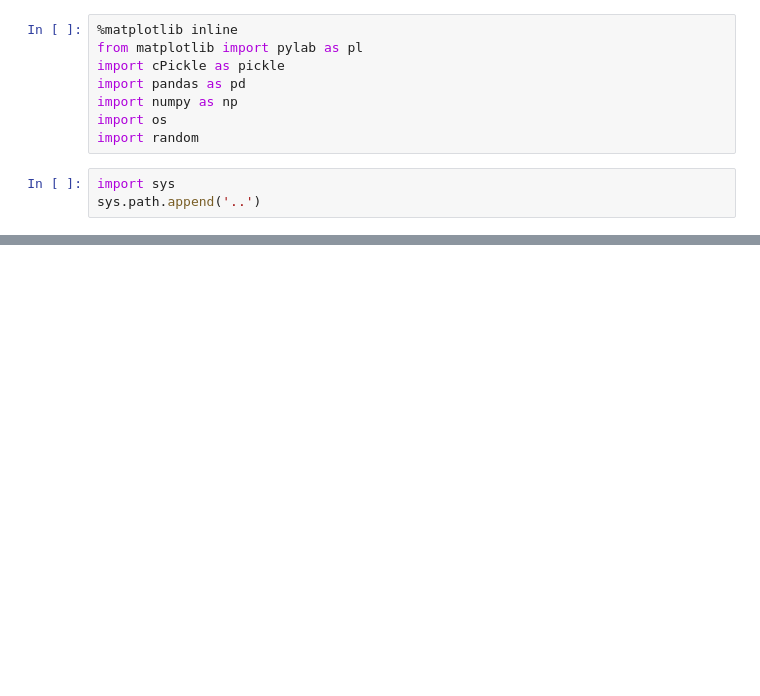
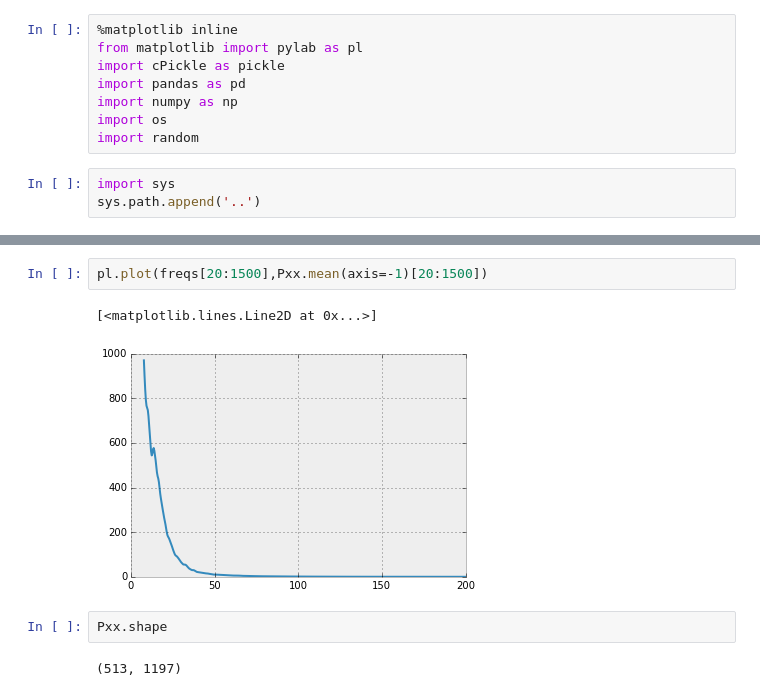
Before and after one commit to nttrungmt/seizure-prediction, a Jupyter notebook: notebooks/140919-signal-spectorgram.ipynb, the cells around one changed output, grey strips where cells are left out. Cells and saved outputs as stored; diff of their text form; blank space fills up the shorter version.

```diff
--- a/notebooks/140919-signal-spectorgram.ipynb
+++ b/notebooks/140919-signal-spectorgram.ipynb
@@ -101,0 +186,9 @@ pl.show()
+# %%
+pl.plot(freqs[20:1500],Pxx.mean(axis=-1)[20:1500])
+# %% [output]
+[<matplotlib.lines.Line2D at 0x...>]
+[figure, added]
+# %%
+Pxx.shape
+# %% [output]
+(513, 1197)
```
Also changed, not shown: parts of 24 cells of this notebook, 12 other files.
